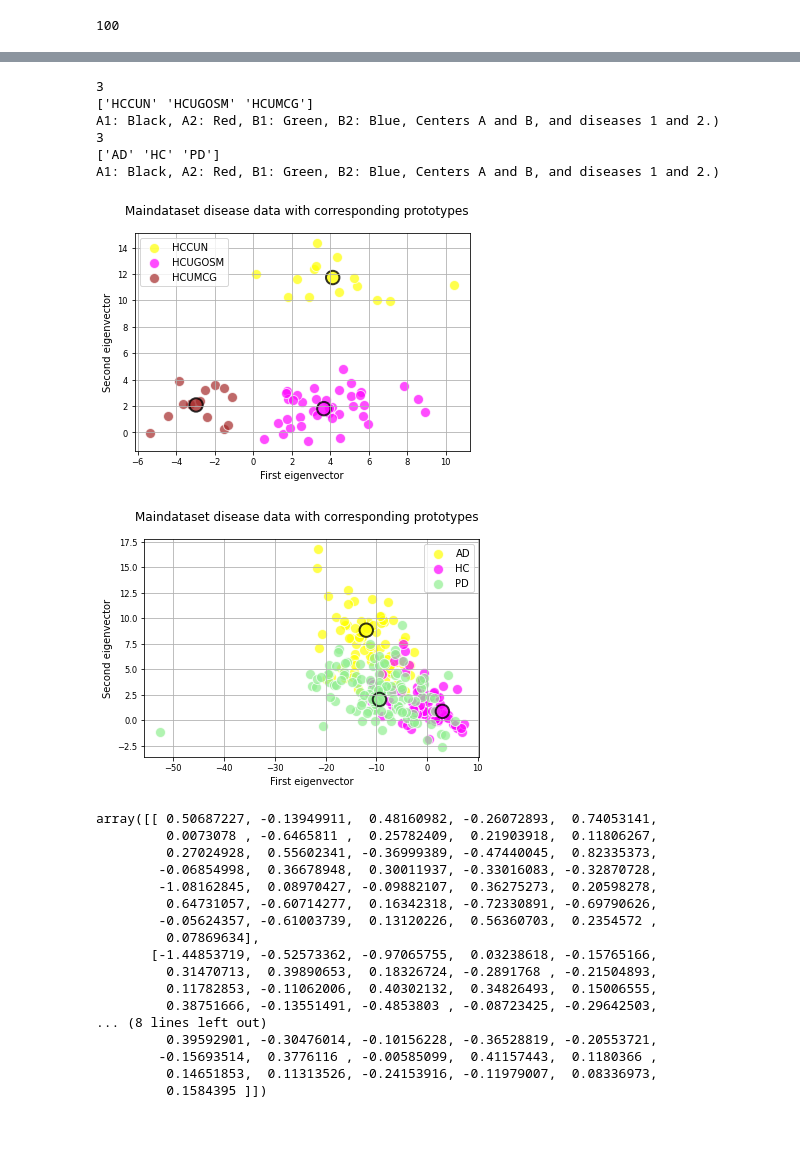
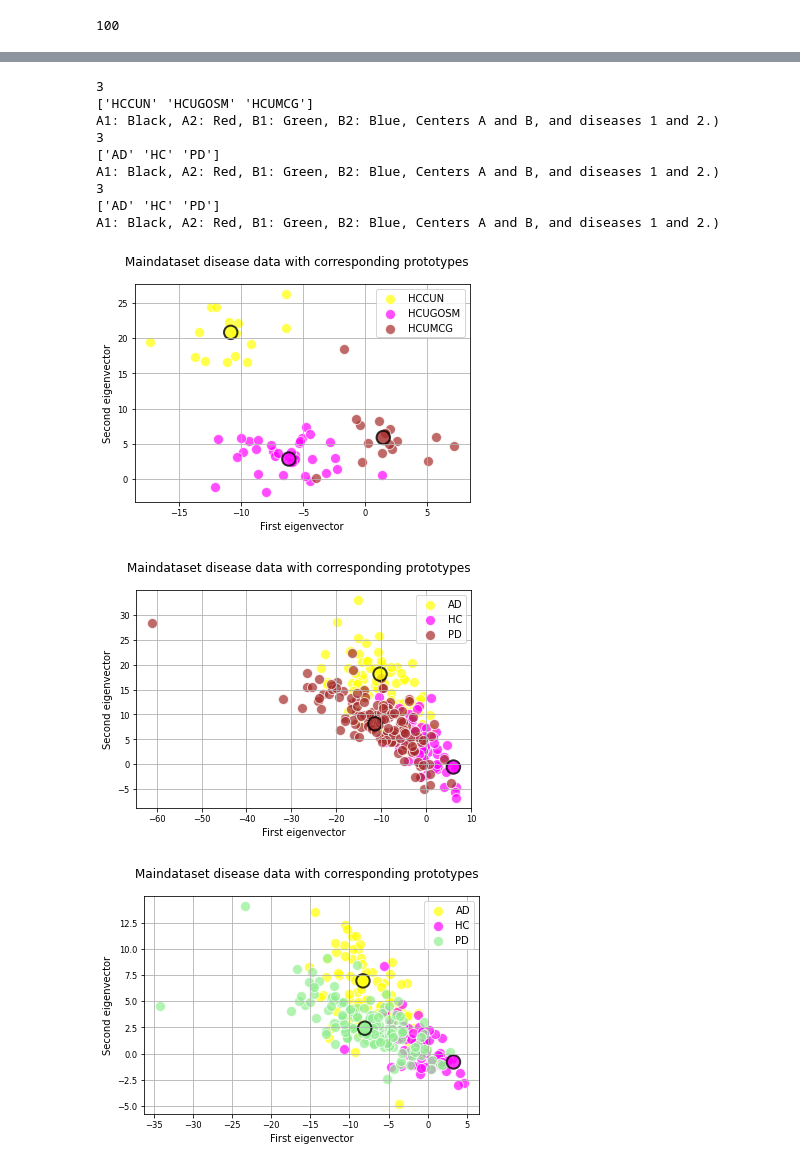
Before and after one commit to NehaBari/Masters-Thesis-2021, a Jupyter notebook: kfold_copy.ipynb, the cells around one changed output, grey strips where cells are left out. Drawn from its saved outputs; the diff is of its cells as text; code cells hidden in the pictures; blank space fills up the shorter version.

Commit message:
perfect outer product
1. verified correction matrix with outer product.
1. Ran check with unit eigen vectors

```diff
--- a/kfold_copy.ipynb
+++ b/kfold_copy.ipynb
@@ -83,5 +88,5 @@ def model_definition_disease(correctionmatrix):
 # %%
-def train_modelkfold(data, label,disease,correctionmatrix,repeated,scalar,folds=5):
+def train_modelkfold(data, label,disease,correctionmatrix1,repeated,scalar,folds=5):
     modelmatrix = np.zeros((repeated,folds),dtype=object)
     datamatrix =  np.zeros((repeated,folds),dtype=object)
     labelmatrix = np.zeros((repeated,folds),dtype=object)
@@ -94,15 +99,17 @@ def train_modelkfold(data, label,disease,correctionmatrix,repeated,scalar,folds=
     else:
         print('Repeated K fold for disease data')
     for repeated in range(repeated):
+
         print("========Repeated fold number",str(repeated),"========")
         kfold = KFold(folds, shuffle=True)
+
         for k, (training_indices, testing_indices) in enumerate(kfold.split(data)):
             if disease==False:
                 model = model_definition_center()
                 #print('in this')
                 #print(type(model))
             else:
-                model = model_definition_disease(correctionmatrix)
+                model = model_definition_disease(correctionmatrix1)
             accuracy = 0
             correct = 0
             trainX, trainY, testX, testY = data[training_indices], label[training_indices], data[testing_indices], label[testing_indices]
@@ -242,6 +380,6 @@ Repeated K fold for center data
 # %%
 
-diseasemodel,datamatrix1,labelmatrix1 = train_modelkfold(data,labels,True,correctionmatrix,2,scalar)
+diseasemodel,datamatrix1,labelmatrix1 = train_modelkfold(data,labels,True,None,2,scalar)
 
 average_lambda_disease = calculate_lambda(diseasemodel,2)
 
@@ -349,9 +497,28 @@ ploteigenvalues(eigenvaluesdisease,eigenvectorsdisease,average_lambda_disease,'d
+# %%
+def transform1(X,eigenvectoraverage,scale):
+    r"""
+    Parameters
+    ----------
+    X : np.ndarray with shape (n_samples, n_features)
+        Data that needs to be transformed
+    scale : {True, False}, default = False
+        Controls if the eigenvectors the data is projected on are scaled by the square root
+        of their eigenvalues.
+
+    Returns
+    -------
+    The data projected on columns of ``omega_hat_`` with shape (n_samples, n_columns)
+    """
+    if scale == True:
+        return np.matmul(X, eigenvectoraverage.T)
+
+    return np.matmul(X, eigenvectoraverage.T)
 # %%
 # removing the z transform
-def visualize(model,scaler,centerdata,centerlabels):
+def visualize(model,scaler,centerdata,centerlabels,eigenvectoraverage):
 
     centerdata = scaler.inverse_transform(centerdata)
-    transformed_data = model.transform(centerdata, scale=True)
+    transformed_data = transform1(centerdata,eigenvectoraverage,True)
 
     x_d = transformed_data[:, 0]
     y_d = transformed_data[:, 1]
@@ -361,7 +528,7 @@ def visualize(model,scaler,centerdata,centerlabels):
     prototypes = scaler.inverse_transform(model.prototypes_)
 
     #transformed_model = model.transform(model.prototypes_, scale=True)
-    transformed_model = model.transform(prototypes, scale=True)
+    transformed_model = transform1(prototypes,eigenvectoraverage,True)
 
     print(len(model.prototypes_))
     x_m = transformed_model[:, 0]
@@ -434,34 +645,20 @@ def visualize_disease(model,scaler,data,labels):
     #plt.savefig('destination_path23.eps', format='eps')
     print('A1: Black, A2: Red, B1: Green, B2: Blue, Centers A and B, and diseases 1 and 2.) ')
 # %%
-visualize(centermodel[0][1],scalar,datamatrix[0][1],labelmatrix[0][1])
+visualize(centermodel[0][0],scalar,datamatrix[0][0],labelmatrix[0][0],eigenvectorscenter)
+visualize(diseasemodel[0][1],scalar,datamatrix1[0][1],labelmatrix1[0][1],eigenvectorsdisease)
+
 visualize_disease(diseasemodel[0][1],scalar,datamatrix1[0][1],labelmatrix1[0][1])
 # %% [output]
 3
 ['HCCUN' 'HCUGOSM' 'HCUMCG']
 A1: Black, A2: Red, B1: Green, B2: Blue, Centers A and B, and diseases 1 and 2.)
 3
 ['AD' 'HC' 'PD']
 A1: Black, A2: Red, B1: Green, B2: Blue, Centers A and B, and diseases 1 and 2.)
+3
+['AD' 'HC' 'PD']
+A1: Black, A2: Red, B1: Green, B2: Blue, Centers A and B, and diseases 1 and 2.)
-[figure, old version]
+[figure, new version]
-[figure, old version]
+[figure, new version]
+[figure, added]
-# %%
-diseasemodel[1][2].prototypes_
-# %% [output]
-array([[ 0.50687227, -0.13949911,  0.48160982, -0.26072893,  0.74053141,
-         0.0073078 , -0.6465811 ,  0.25782409,  0.21903918,  0.11806267,
-         0.27024928,  0.55602341, -0.36999389, -0.47440045,  0.82335373,
-        -0.06854998,  0.36678948,  0.30011937, -0.33016083, -0.32870728,
-        -1.08162845,  0.08970427, -0.09882107,  0.36275273,  0.20598278,
-         0.64731057, -0.60714277,  0.16342318, -0.72330891, -0.69790626,
-        -0.05624357, -0.61003739,  0.13120226,  0.56360703,  0.2354572 ,
-         0.07869634],
-       [-1.44853719, -0.52573362, -0.97065755,  0.03238618, -0.15765166,
-         0.31470713,  0.39890653,  0.18326724, -0.2891768 , -0.21504893,
-         0.11782853, -0.11062006,  0.40302132,  0.34826493,  0.15006555,
-         0.38751666, -0.13551491, -0.4853803 , -0.08723425, -0.29642503,
-... (8 lines left out)
-         0.39592901, -0.30476014, -0.10156228, -0.36528819, -0.20553721,
-        -0.15693514,  0.3776116 , -0.00585099,  0.41157443,  0.1180366 ,
-         0.14651853,  0.11313526, -0.24153916, -0.11979007,  0.08336973,
-         0.1584395 ]])
```
Also changed, not shown: parts of 58 cells of this notebook.
